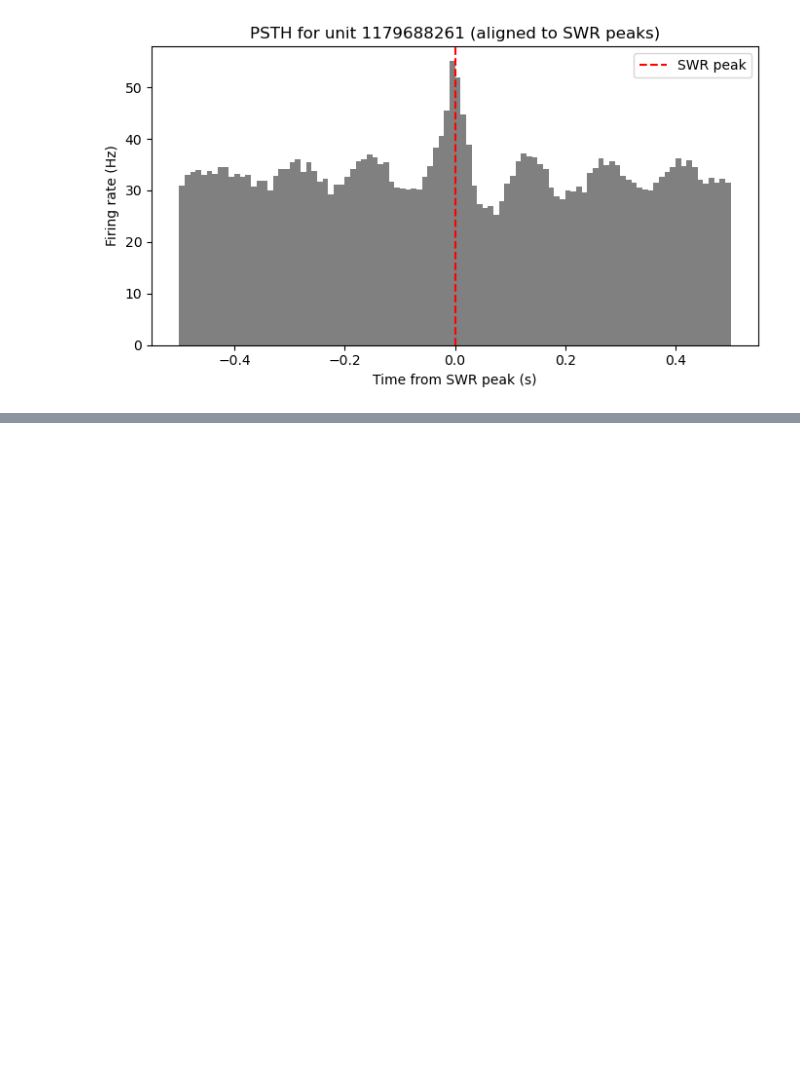
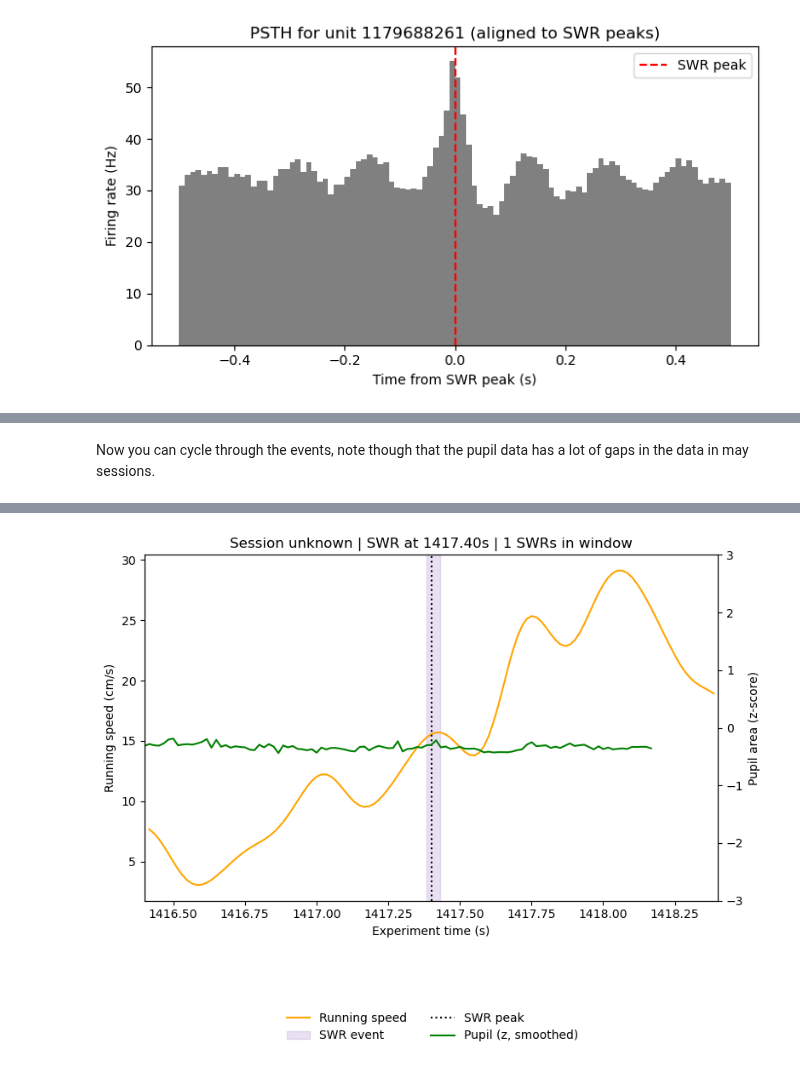
Before and after one commit to AngCamp/CampbellMurphy2024, a Jupyter notebook: Data_Usage/swrs_allen_visual_behaviour.ipynb, the cells around one changed output, grey strips where cells are left out. Saved outputs shown, nothing was run; the diff lists cells and outputs as text; code cells hidden in the pictures; blank space fills up the shorter version.

```diff
--- a/Data_Usage/swrs_allen_visual_behaviour.ipynb
+++ b/Data_Usage/swrs_allen_visual_behaviour.ipynb
@@ -132,36 +128,3 @@ For each SWR event, we check if the running speed crosses 2 cm/s (either up or d
-# %%
-speed_crossings = []
-mean_speeds = []
-speed_threshold = 5
-
-for _, event in swr_events.iterrows():
-    # Use the actual start and end times of the event
-    event_start = event['start_time']
-    event_end = event['end_time']  # You'll need to use the appropriate column name
-
-    # Create extended window: 0.25s before start to 0.25s after end
-    t_start = event_start - 0.25
-    t_end = event_end + 0.25
-
-    rs = session.running_speed
-    mask = (rs['timestamps'] >= t_start) & (rs['timestamps'] <= t_end)
-    t_rs = rs['timestamps'][mask]
-    speed = rs['speed'][mask]
-
-    # Check if speed ever goes above 2 cm/s in the extended window
-    speed_above_threshold = np.any(speed > speed_threshold) if len(speed) > 0 else False
-    speed_crossings.append(speed_above_threshold)
-
-    # Compute mean speed over just the event duration (not the extended window)
-    event_mask = (rs['timestamps'] >= event_start) & (rs['timestamps'] <= event_end)
-    event_speed = rs['speed'][event_mask]
-    mean_speeds.append(event_speed.mean() if len(event_speed) > 0 else np.nan)
-
-swr_events['speed_above_threshold'] = speed_crossings
-swr_events['mean_speed'] = mean_speeds
-
-n_cross = sum(speed_crossings)
-print(f"Number of putative SWR events with speed above 2 cm/s within extended window: {n_cross} / {len(swr_events)}")
 # %%
 # Filter events
 filtered_events = swr_events[
@@ -169,8 +132,7 @@ filtered_events = swr_events[
     (swr_events['power_max_zscore'] < 10) &
     (~swr_events['overlaps_with_gamma']) &
     (~swr_events['overlaps_with_movement']) &
-    (swr_events['sw_peak_power'] > 1) &
-    (swr_events['speed_above_threshold'] == False)  # Changed from speed_crosses_2cm
+    (swr_events['sw_peak_power'] > 1)
 ].copy()
 
 print(f"\nTotal events: {len(swr_events)}")
@@ -178,6 +140,6 @@ print(f"Filtered events: {len(filtered_events)}")
 
 # Look at summary statistics of filtered events
 print("\nFiltered Events Summary:")
-print(filtered_events[['start_time', 'end_time','power_max_zscore', 'sw_peak_power', 'mean_speed']].head(10))
+print(filtered_events[['start_time', 'end_time','power_max_zscore', 'sw_peak_power']].head(10))
 # %% [output]
 Total events: 15945
@@ -622,0 +584,8 @@ plot_psth_for_unit(session, filtered_events, best_unit, window=0.5, bin_size=0.0
+# %% [markdown]
+Now you can cycle through the events, note though that the pupil data has a lot of gaps in the data in may sessions.
+# %%
+
+# Example: Plot running speed and pupil area for a single SWR event
+example_event = filtered_events.iloc[8]
+plot_swr_event_with_behavior(session, example_event, window=1.0)
+# %% [output]
@@ -622,0 +593 @@ plot_psth_for_unit(session, filtered_events, best_unit, window=0.5, bin_size=0.0
+[figure, added]
```
Also changed, not shown: parts of 11 cells of this notebook.
